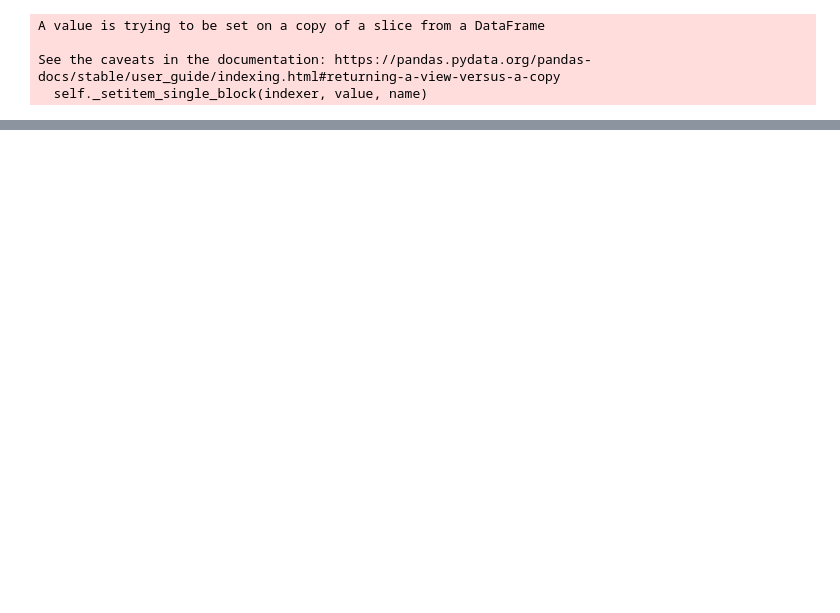
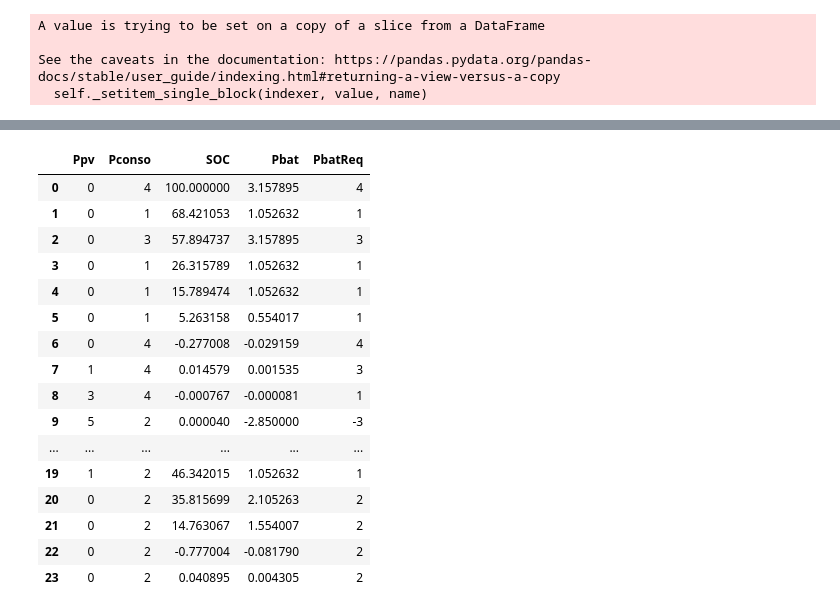
Before and after one commit to el-dge/op_batterie, a Jupyter notebook: prépa_bat.ipynb, the cells around one changed output, grey strips where cells are left out. Drawn from its saved outputs; the diff is of its cells as text; code cells hidden in the pictures; blank space fills up the shorter version.

```diff
--- a/prépa_bat.ipynb
+++ b/prépa_bat.ipynb
@@ -18,9 +18,9 @@ bat['PbatReq']=bat.Pconso-bat.Ppv
 for i in range(len(bat)):
     if i: bat.SOC.loc[i]=bat.SOC.loc[i-1]-bat.Pbat.loc[i-1]/Capa
     if bat.PbatReq.loc[i]>0:
-        bat.Pbat.loc[i]=min(bat.PbatReq.loc[i]/Rendement, bat.SOC.loc[i]*Capa/Rendement, PmaxDCH)
+        bat.Pbat.loc[i]=min(bat.PbatReq.loc[i]/Rendement, bat.SOC.loc[i]*Capa/Rendement, PmaxDCH/Rendement)
     else:
-        bat.Pbat.loc[i]=max(bat.PbatReq.loc[i]*Rendement, -(1-bat.SOC.loc[i])*Capa*Rendement, PmaxCH)
+        bat.Pbat.loc[i]=max(bat.PbatReq.loc[i]*Rendement, -(1-bat.SOC.loc[i])*Capa*Rendement, PmaxCH*Rendement)
 # %% [output]
 A value is trying to be set on a copy of a slice from a DataFrame
 
@@ -43,3 +41,24 @@ fig1.add_trace(go.Scatter(x=bat.index, y=bat.SOC, name='SOC', mode='lines+marker
 #py.iplot(fig1, filename="testfig")
 # %% [output]
 [interactive output not drawn]
+# %%
+bat.SOC*=100
+bat
+# %% [output]
+|  | Ppv | Pconso | SOC | Pbat | PbatReq |
+| 0 | 0 | 4 | 100.000000 | 3.157895 | 4 |
+| 1 | 0 | 1 | 68.421053 | 1.052632 | 1 |
+| 2 | 0 | 3 | 57.894737 | 3.157895 | 3 |
+| 3 | 0 | 1 | 26.315789 | 1.052632 | 1 |
+| 4 | 0 | 1 | 15.789474 | 1.052632 | 1 |
+| 5 | 0 | 1 | 5.263158 | 0.554017 | 1 |
+| 6 | 0 | 4 | -0.277008 | -0.029159 | 4 |
+| 7 | 1 | 4 | 0.014579 | 0.001535 | 3 |
+| 8 | 3 | 4 | -0.000767 | -0.000081 | 1 |
+| 9 | 5 | 2 | 0.000040 | -2.850000 | -3 |
+| ... | ... | ... | ... | ... | ... |
+| 19 | 1 | 2 | 46.342015 | 1.052632 | 1 |
+| 20 | 0 | 2 | 35.815699 | 2.105263 | 2 |
+| 21 | 0 | 2 | 14.763067 | 1.554007 | 2 |
+| 22 | 0 | 2 | -0.777004 | -0.081790 | 2 |
+| 23 | 0 | 2 | 0.040895 | 0.004305 | 2 |
```
Also changed, not shown: parts of 1 cell of this notebook, 1 other file.
